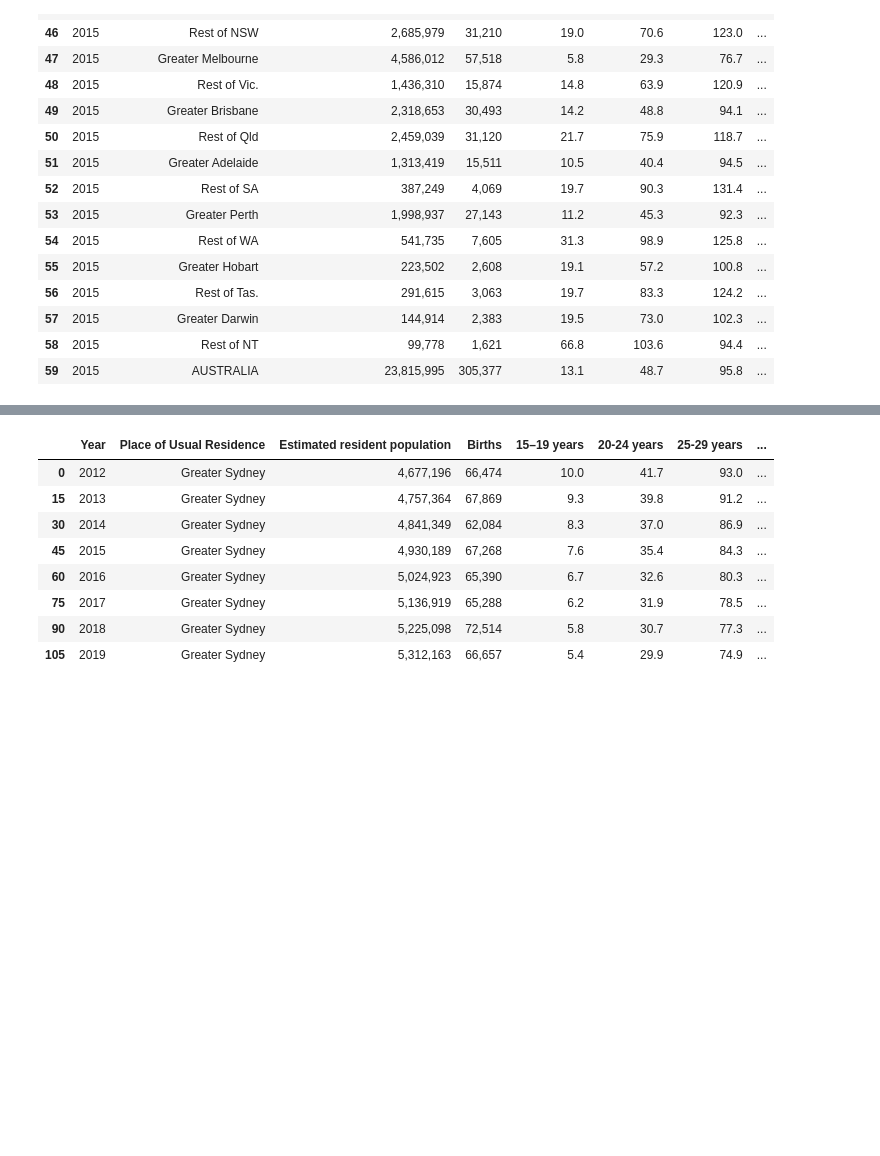
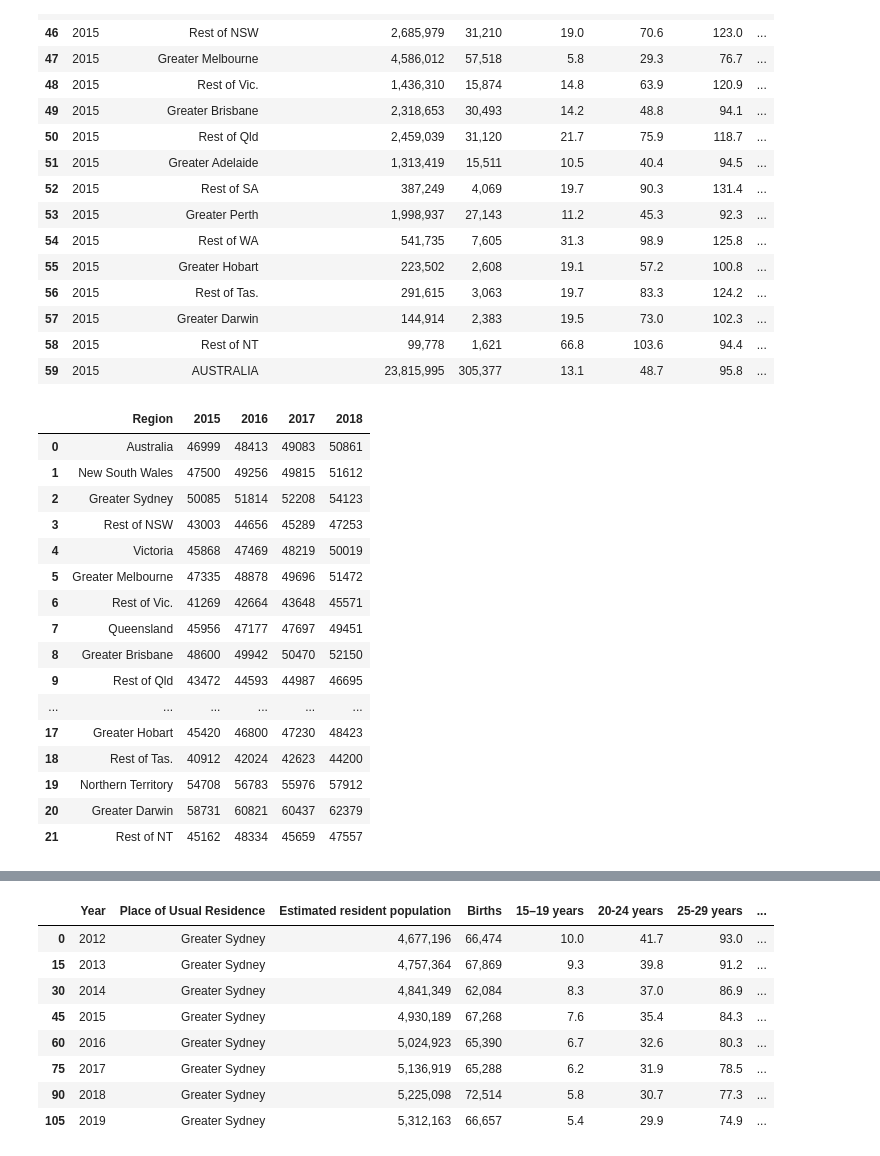
Before and after one commit to NathanJPotter/Team-Project-1, a Jupyter notebook: Project 1.ipynb, the cells around one changed output, grey strips where cells are left out. Saved outputs shown, nothing was run; the diff lists cells and outputs as text; code cells hidden in the pictures; blank space fills up the shorter version.

```diff
--- a/Project 1.ipynb
+++ b/Project 1.ipynb
@@ -10,6 +10,18 @@ birth_data_df = pd.read_csv(birth_path)
 dwelling_value_path = 'Residential dwellings - values etc (2012-2019).csv'
 dwelling_value_df = pd.read_csv(dwelling_value_path)
 
+income_data_path = 'Median_income_(incl govt allowance).csv'
+income_data_df = pd.read_csv(income_data_path)
+
+edu_data_path = 'Edu_bachelors_level.csv'
+edu_data_df = pd.read_csv(edu_data_path)
+
+prof_data_path = 'Percent_professionals.csv'
+prof_data_df = pd.read_csv(prof_data_path)
+
+mortgage_path = 'Av mthly household mortgage.csv'
+mortgage_data_df = pd.read_csv(mortgage_path)
+
 birth_data_df
 # %% [output]
 |  | Year | Place of Usual Residence | Estimated resident population | Births | 15–19 years | 20-24 years | 25-29 years | ... |
@@ -65,3 +77,24 @@ birth_data_2012_df
 | 57 | 2015 | Greater Darwin | 144,914 | 2,383 | 19.5 | 73.0 | 102.3 | ... |
 | 58 | 2015 | Rest of NT | 99,778 | 1,621 | 66.8 | 103.6 | 94.4 | ... |
 | 59 | 2015 | AUSTRALIA | 23,815,995 | 305,377 | 13.1 | 48.7 | 95.8 | ... |
+# %%
+# median annual income including government allowances
+income_data_df
+# %% [output]
+|  | Region | 2015 | 2016 | 2017 | 2018 |
+| 0 | Australia | 46999 | 48413 | 49083 | 50861 |
+| 1 | New South Wales | 47500 | 49256 | 49815 | 51612 |
+| 2 | Greater Sydney | 50085 | 51814 | 52208 | 54123 |
+| 3 | Rest of NSW | 43003 | 44656 | 45289 | 47253 |
+| 4 | Victoria | 45868 | 47469 | 48219 | 50019 |
+| 5 | Greater Melbourne | 47335 | 48878 | 49696 | 51472 |
+| 6 | Rest of Vic. | 41269 | 42664 | 43648 | 45571 |
+| 7 | Queensland | 45956 | 47177 | 47697 | 49451 |
+| 8 | Greater Brisbane | 48600 | 49942 | 50470 | 52150 |
+| 9 | Rest of Qld | 43472 | 44593 | 44987 | 46695 |
+| ... | ... | ... | ... | ... | ... |
+| 17 | Greater Hobart | 45420 | 46800 | 47230 | 48423 |
+| 18 | Rest of Tas. | 40912 | 42024 | 42623 | 44200 |
+| 19 | Northern Territory | 54708 | 56783 | 55976 | 57912 |
+| 20 | Greater Darwin | 58731 | 60821 | 60437 | 62379 |
+| 21 | Rest of NT | 45162 | 48334 | 45659 | 47557 |
```
Also changed, not shown: parts of 3 cells of this notebook, 5 other files.
